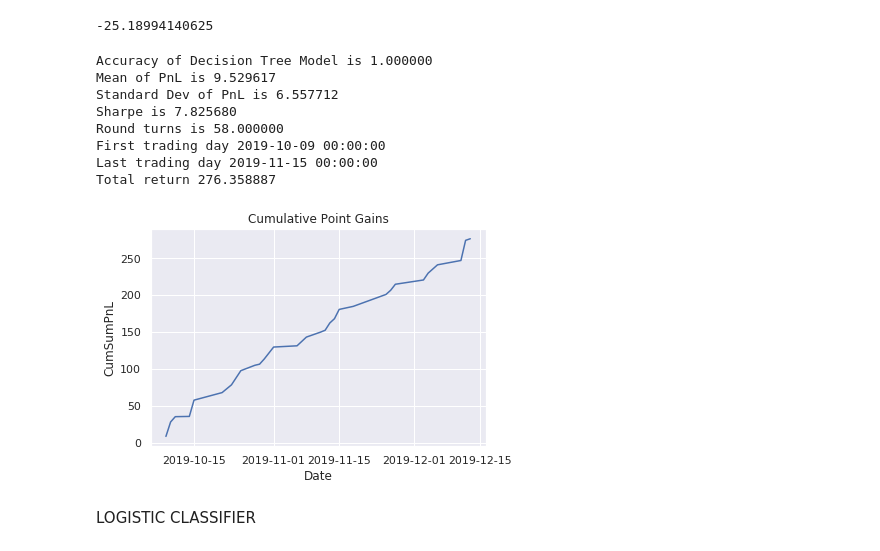
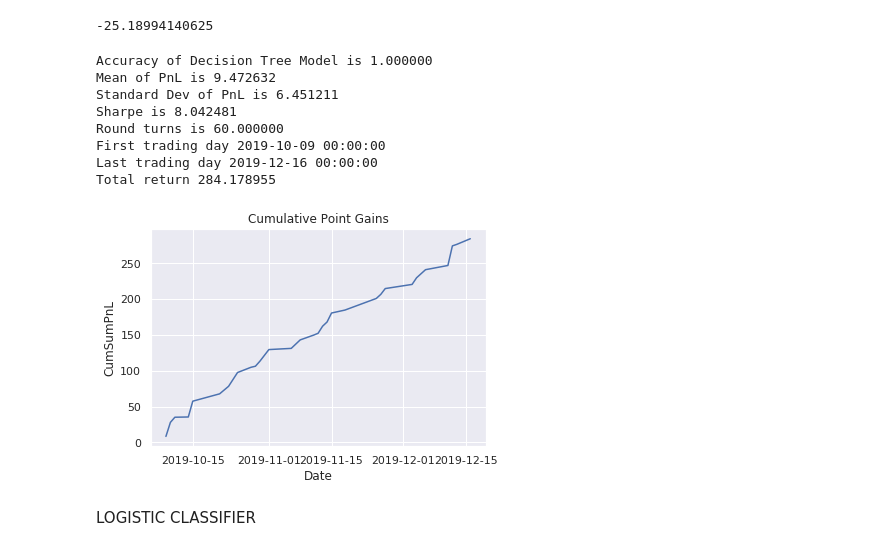
Before and after one commit to danoAasland/SP500_ML_Python, a Jupyter notebook: SP500model.ipynb, the cells around one changed output. Cells and saved outputs as stored; diff of their text form; code cells hidden in the pictures.

```diff
--- a/SP500model.ipynb
+++ b/SP500model.ipynb
@@ -73,10 +65,16 @@ def modelEvalParams(DF, predArr, probFlag= None):
     funcDF['Predictions'] = tempList
     funcDF['AccMetric'] = np.where(funcDF['Predictions'] == funcDF['Outcome'], 1, 0)
 
-  elif probFlag == 'prob':
+  elif probFlag == 'probEval':
     funcDF['ProbNegTrade'] = extractFrstVal(predArr)
     funcDF['ProbPlusTrade'] = extractSecVal(predArr)
     funcDF['Predictions'] = funcDF.apply(lambda x: 1 if x['ProbPlusTrade'] > x['ProbNegTrade'] else -1, axis=1)
+    funcDF['Outcome'] = funcDF.apply(lambda x: 1 if x['Close'] > x['Open'] else -1, axis=1)
+    funcDF['AccMetric'] = np.where(funcDF['Predictions'] == funcDF['Outcome'], 1, 0)
+
+  elif probFlag == 'lrProb':
+    funcDF['Predictions'] = predArr.ravel()
+    funcDF['Predictions'] = funcDF['Predictions'].apply(lambda x: 1 if x > 0.5 else -1)
     funcDF['Outcome'] = funcDF.apply(lambda x: 1 if x['Close'] > x['Open'] else -1, axis=1)
     funcDF['AccMetric'] = np.where(funcDF['Predictions'] == funcDF['Outcome'], 1, 0)
 
@@ -113,6 +111,7 @@ def modelPerfMeasures(DF, mdlTyp, probFlag=None):
   roundTurns = 2 * daysTraded
 
   #1st and Last trade day dates
+  funcDF = funcDF.reset_index(drop=True)
   endDate = len(funcDF)-1
   lastTradeDay = funcDF['Date'][endDate]
   try:
@@ -446,6 +454,6 @@ probDT = decisionTree.predict_proba(testX.drop('Date', axis= 1))
 # %%
 #model evaluation dataframe
-probDecisionTreeDF = modelEvalParams(testX, probDT, probFlag=True)
+probDecisionTreeDF = modelEvalParams(testX, probDT, probFlag='prob')
 # %%
 modelPerfMeasures(probDecisionTreeDF, 'DT', probFlag=True)
 # %% [output]
@@ -488,17 +496,17 @@ def backTestGain(bar, slippage = 0, stop= None, MULT = 25, COMMISSION = 1, thres
 # %%
 probDecisionTreeDF = backTestGain(probDecisionTreeDF)
 # %%
-modelPerfMeasures(probDecisionTreeDF, 'DT', probFlag=True)
+modelPerfMeasures(probDecisionTreeDF, 'DT', probFlag='prob')
 # %% [output]
 Accuracy of Decision Tree Model is 1.000000
-Mean of PnL is 9.529617
-Standard Dev of PnL is 6.557712
-Sharpe is 7.825680
-Round turns is 58.000000
+Mean of PnL is 9.472632
+Standard Dev of PnL is 6.451211
+Sharpe is 8.042481
+Round turns is 60.000000
 First trading day 2019-10-09 00:00:00
-Last trading day 2019-11-15 00:00:00
-Total return 276.358887
+Last trading day 2019-12-16 00:00:00
+Total return 284.178955
-[figure, old version]
+[figure, new version]
 # %% [markdown]
 LOGISTIC CLASSIFIER
 # %%
```
Also changed, not shown: parts of 30 cells of this notebook.
